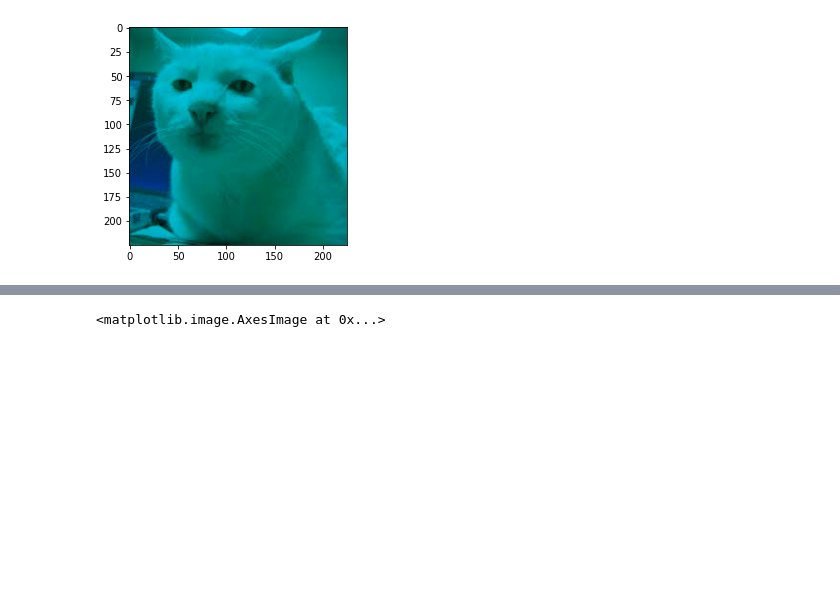
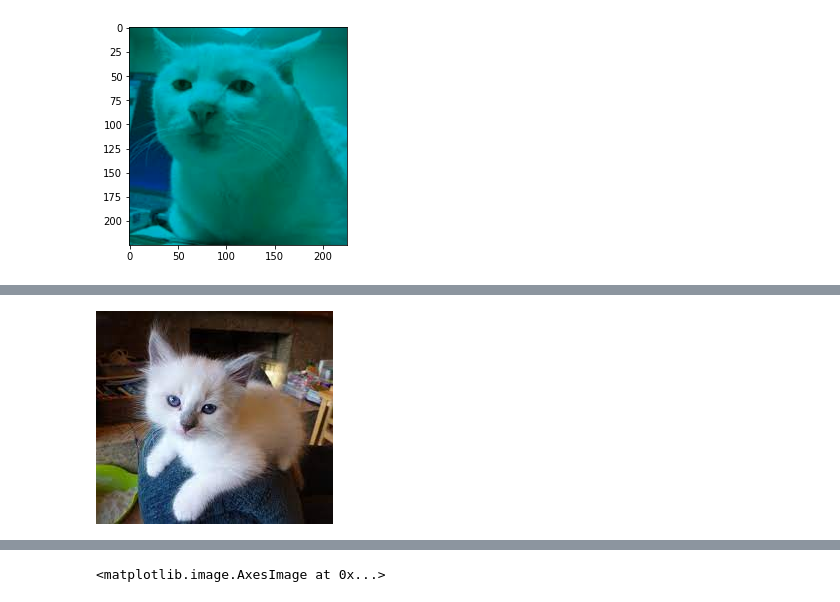
Before and after one commit to K2FA/PCVK_Genap_2021, a Jupyter notebook: week2.ipynb, the cells around one changed output, grey strips where cells are left out. Saved outputs shown, nothing was run; the diff lists cells and outputs as text; code cells hidden in the pictures; blank space fills up the shorter version.

```diff
--- a/week2.ipynb
+++ b/week2.ipynb
@@ -152,0 +166,6 @@ plt.imshow(gb)
+# %%
+kitten5 = cv.imread('/content/drive/MyDrive/PCVK/02/kitten.jpeg')
+# kitten7 = cv.cvtColor(kitten5,cv.COLOR_BGR2RGB)
+cv2_imshow(kitten5)
+# %% [output]
+[figure, added]
```
Also changed, not shown: parts of 6 cells of this notebook.
